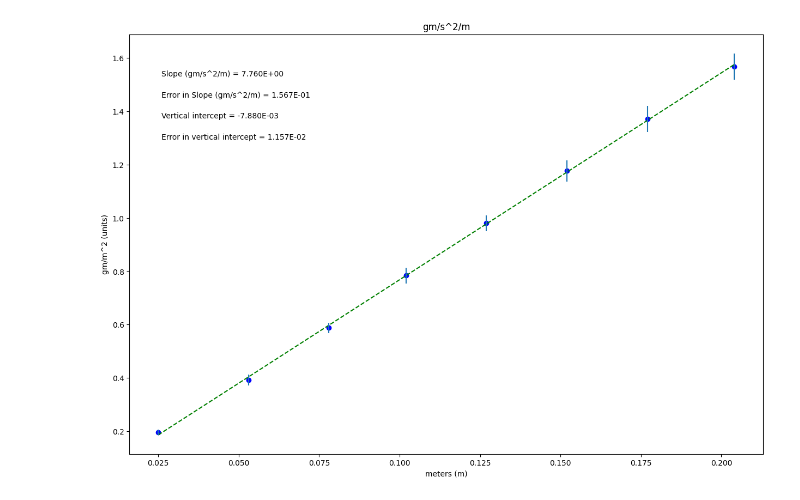
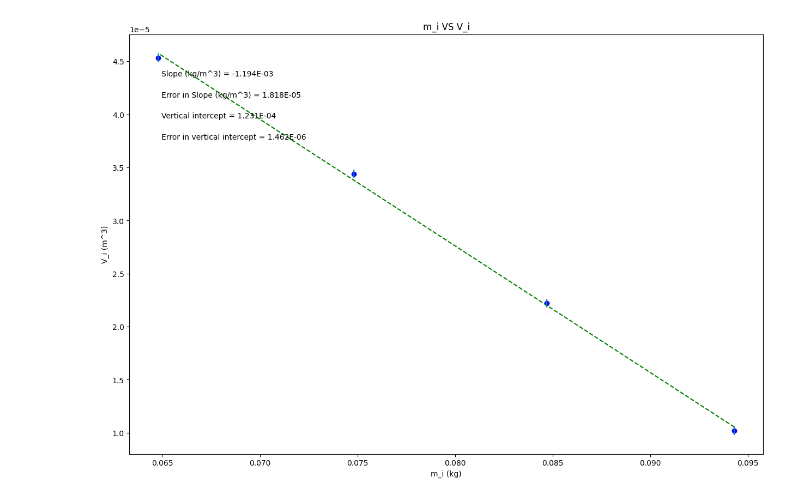
Before and after one commit to cs228130/physics-lab-plot, a Jupyter notebook: PHSXlab_plotting_template.ipynb, the cells around one changed output. Cells and saved outputs as stored; diff of their text form; code cells hidden in the pictures.

```diff
--- a/PHSXlab_plotting_template.ipynb
+++ b/PHSXlab_plotting_template.ipynb
@@ -19,28 +19,28 @@ import matplotlib.pyplot as plt
 #variable names should start with a letter and must contain only letters, numbers, and underscores
 
 
-height_m = np.array([.025, .053, .078, .102, .127, .152, .177, .204])
+m_i = np.array([.0943, .0847, .0748, .0648])
 
-Fhx = np.array([.196, .392, .588, .784, .980, 1.176, 1.372, 1.568])
+V_i = np.array([.0000102, .0000222, .0000344, .0000453])
 
-err_Fhx = np.array([.0098, .0196, .0196, .0294, .0294, .0392, .049, .049])
+err_V_i = np.array([0.0000004, 0.0000004, 0.0000004, 0.0000004])
 
 
 
 #Re-assign variables as x, y, dy so that the remaining plotting code may remain generic
 #UPDATE VARIABLE NAMES (ON RHS OF EACH EQUAL SIGN) TO MATCH VARIABLE NAMES FOR DATA ABOVE
 
-x = height_m             #this should be the array you want to plot on the x axis
-y = Fhx             #this should be the array you want to plot on the y axis
-dy = err_Fhx        #this should be your error in y array
+x = m_i             #this should be the array you want to plot on the x axis
+y = V_i             #this should be the array you want to plot on the y axis
+dy = err_V_i        #this should be your error in y array
 
 
 #UPDATE EACH OF THESE 4 STRINGS FOR YOUR PLOT LABELS AS YOU WANT THEM TO APPEAR
 
-plot_title= 'gm/s^2/m'
-x_label= 'meters (m)'
-y_label= 'gm/m^2 (units)'
-slope_units= 'gm/s^2/m'
+plot_title= 'm_i VS V_i'
+x_label= 'm_i (kg)'
+y_label= 'V_i (m^3)'
+slope_units= 'kg/m^3'
 
 #UPDATE ANNOTATION PLACEMENT SO IT'S OUT OF WAY OF PLOTTED DATA AND BEST FIT LINE
 #integer from 1 to 4, top R corner is 1 (counter-clockwise from there)
@@ -92,31 +92,31 @@ elif annotation_placement==3 or annotation_placement==4:
 #Don't need to change anything in this section!
 
 #Plot data on graph. Plot error bars and place values for slope,
 #error in slope, and vertical intercept (plus error) on the plot using "annotate"
 
 plt.figure(figsize=(15,10))
 
 plt.plot(x, fit, color='green', linestyle='--')
 plt.scatter(x, y, color='blue', marker='o')
 
 plt.xlabel(x_label)
 plt.ylabel(y_label)
 plt.title(plot_title)
 
 plt.errorbar(x, y, yerr=dy, xerr=None, fmt="none") #don't need to plot x error bars
 
 plt.annotate('Slope ({}) = {value:.{digits}E}'.format(slope_units,value=m, digits=3),
              (xpos, ypos[0]), xycoords='axes fraction')
 
 plt.annotate('Error in Slope ({}) = {value:.{digits}E}'.format(slope_units,value=dm, digits=3),
              (xpos, ypos[1]), xycoords='axes fraction')
 
 plt.annotate('Vertical intercept = {value:.{digits}E}'.format(value=b, digits=3),
              (xpos, ypos[2]), xycoords='axes fraction')
 
 plt.annotate('Error in vertical intercept = {value:.{digits}E}'.format(value=db, digits=3),
              (xpos, ypos[3]), xycoords='axes fraction')
 
 plt.show()
 # %% [output]
-[figure, old version]
+[figure, new version]
```
